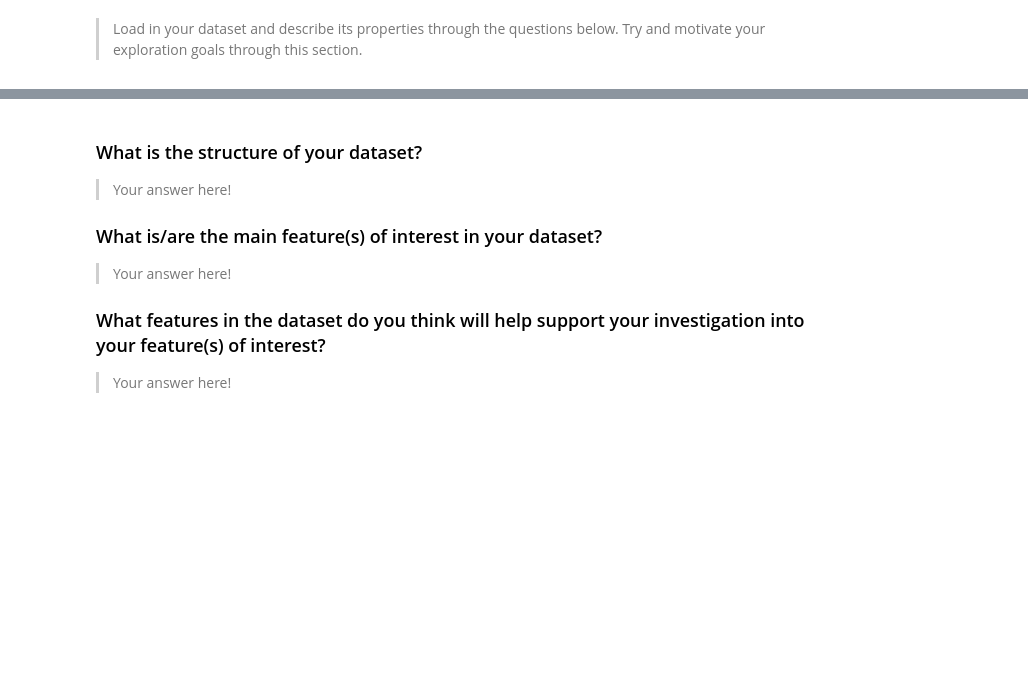
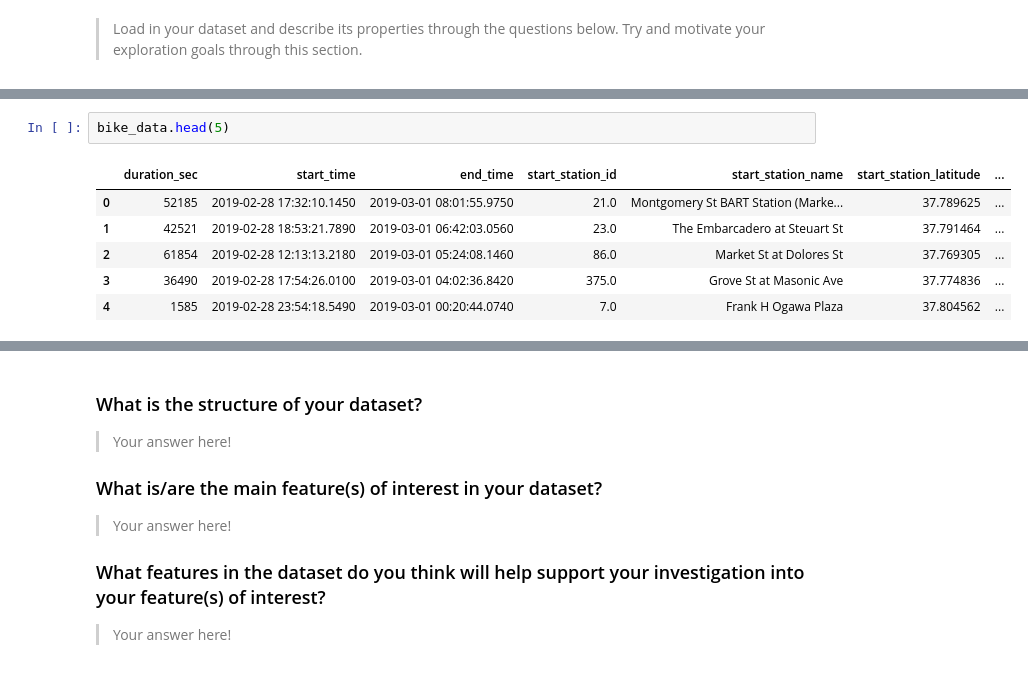
Before and after one commit to LukeConfait/udacity_data_analysis_projects, a Jupyter notebook: project_3/Part_I_exploration_template.ipynb, the cells around one changed output, grey strips where cells are left out. Saved outputs shown, nothing was run; the diff lists cells and outputs as text; blank space fills up the shorter version.

```diff
--- a/project_3/Part_I_exploration_template.ipynb
+++ b/project_3/Part_I_exploration_template.ipynb
@@ -26,0 +59,9 @@ import seaborn as sb
+# %%
+bike_data.head(5)
+# %% [output]
+|  | duration_sec | start_time | end_time | start_station_id | start_station_name | start_station_latitude | ... |
+| 0 | 52185 | 2019-02-28 17:32:10.1450 | 2019-03-01 08:01:55.9750 | 21.0 | Montgomery St BART Station (Marke... | 37.789625 | ... |
+| 1 | 42521 | 2019-02-28 18:53:21.7890 | 2019-03-01 06:42:03.0560 | 23.0 | The Embarcadero at Steuart St | 37.791464 | ... |
+| 2 | 61854 | 2019-02-28 12:13:13.2180 | 2019-03-01 05:24:08.1460 | 86.0 | Market St at Dolores St | 37.769305 | ... |
+| 3 | 36490 | 2019-02-28 17:54:26.0100 | 2019-03-01 04:02:36.8420 | 375.0 | Grove St at Masonic Ave | 37.774836 | ... |
+| 4 | 1585 | 2019-02-28 23:54:18.5490 | 2019-03-01 00:20:44.0740 | 7.0 | Frank H Ogawa Plaza | 37.804562 | ... |
```
Also changed, not shown: parts of 32 cells of this notebook, 1 other file.
